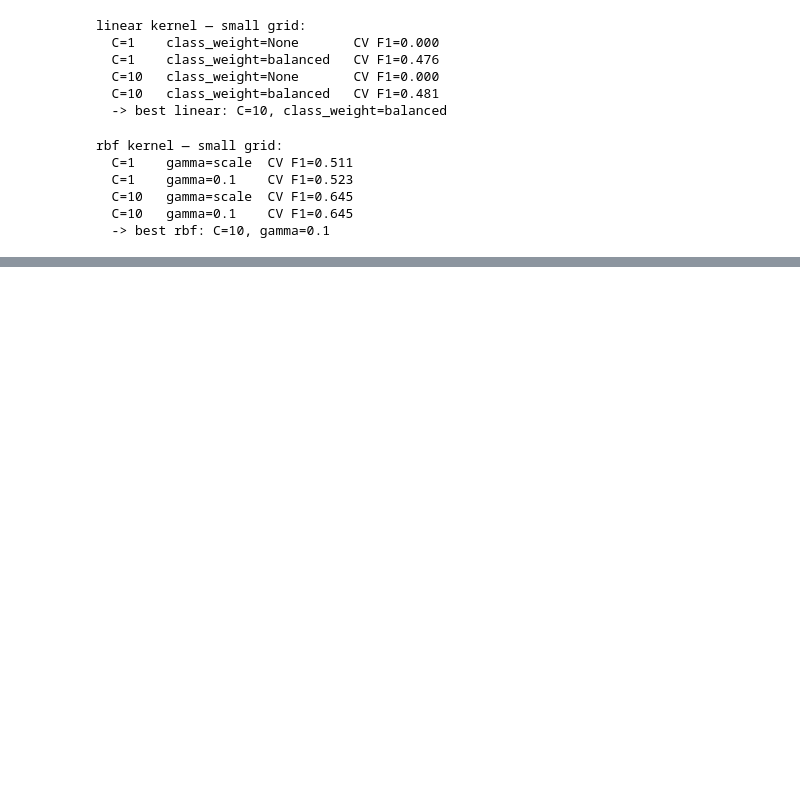
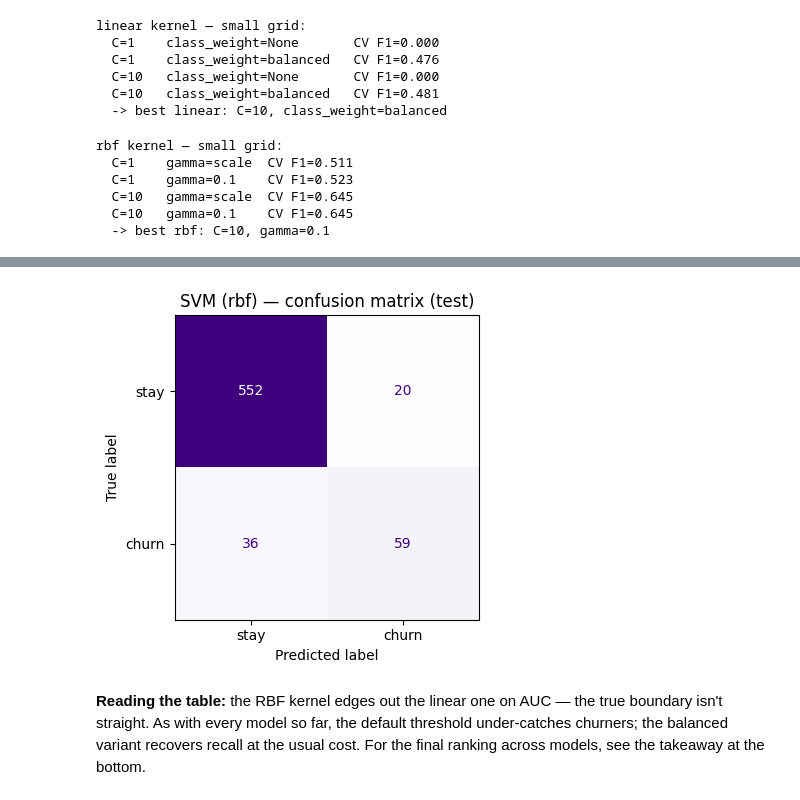
Before and after one commit to meherabmehu/ml-internship-codveda, a Jupyter notebook: level-3-advanced/02_svm_churn.ipynb, the cells around one changed output, grey strips where cells are left out. Cells and saved outputs as stored; diff of their text form; code cells hidden in the pictures; blank space fills up the shorter version.

```diff
--- a/level-3-advanced/02_svm_churn.ipynb
+++ b/level-3-advanced/02_svm_churn.ipynb
@@ -132,0 +178,17 @@ rbf kernel — small grid:
+# %%
+from sklearn.metrics import ConfusionMatrixDisplay, confusion_matrix
+
+pred = models['rbf'].predict(X_test)
+fig, ax = plt.subplots(figsize=(4.5, 4))
+ConfusionMatrixDisplay(confusion_matrix(y_test, pred),
+                       display_labels=['stay', 'churn']).plot(ax=ax, cmap='Purples',
+                                                              colorbar=False)
+plt.title('SVM (rbf) — confusion matrix (test)')
+plt.tight_layout(); plt.show()
+# %% [output]
+[figure, added]
+# %% [markdown]
+**Reading the table:** the RBF kernel edges out the linear one on AUC — the
+true boundary isn't straight. As with every model so far, the default threshold
+under-catches churners; the balanced variant recovers recall at the usual cost.
+For the final ranking across models, see the takeaway at the bottom.
```
Also changed, not shown: parts of 3 cells of this notebook.
